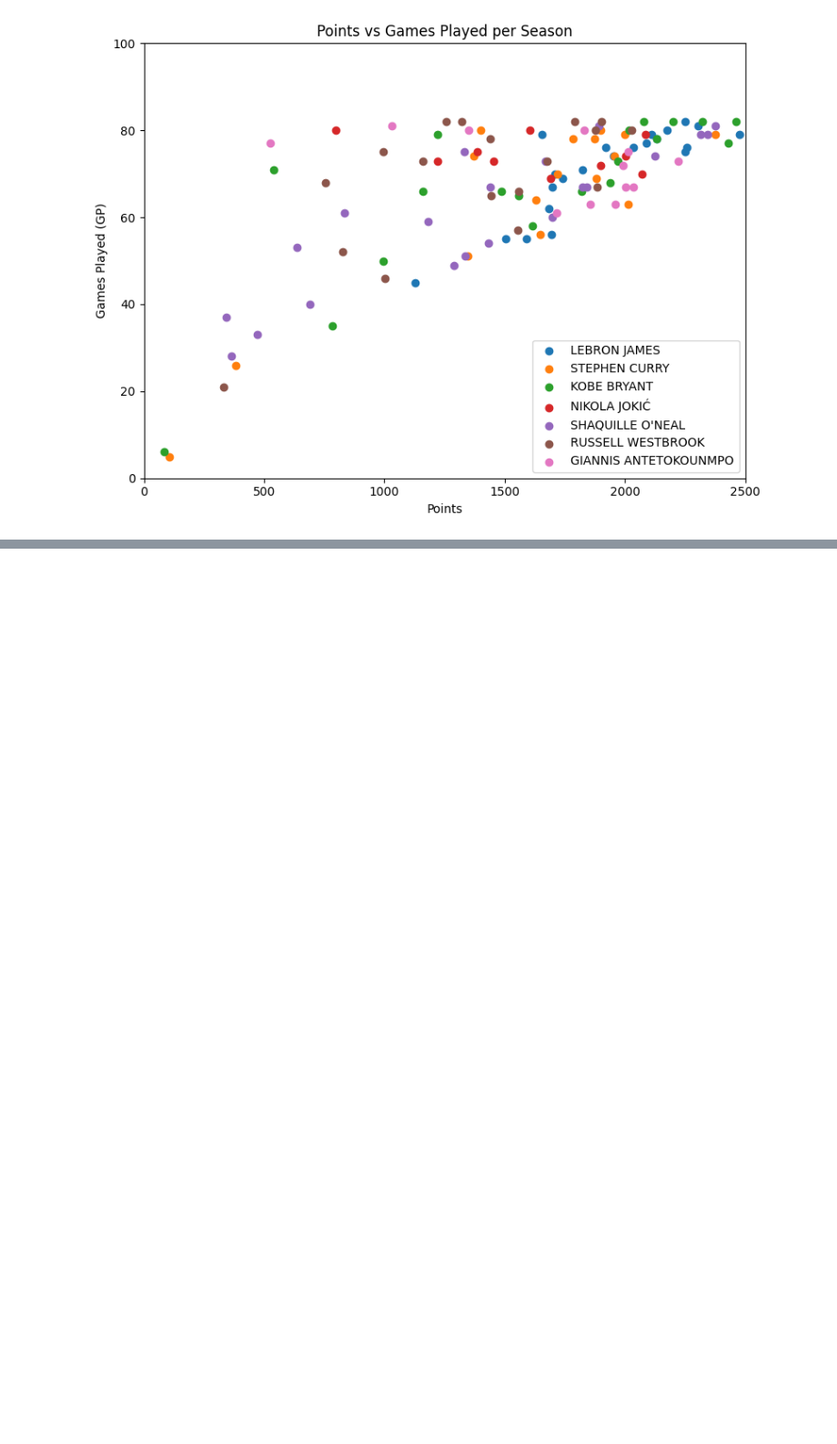
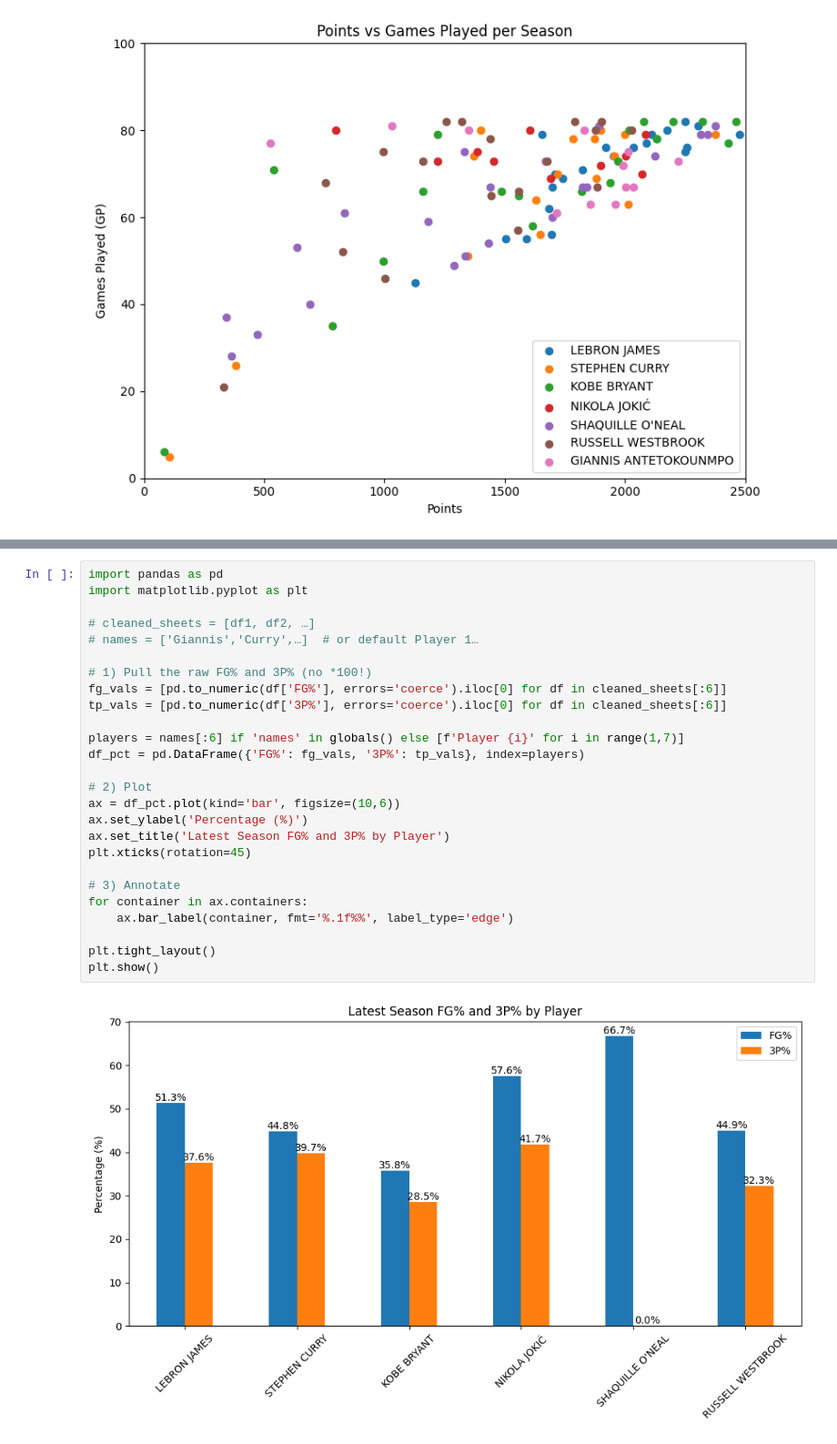
Before and after one commit to jfiel5/310-Final-Project, a Jupyter notebook: Untitled-1_sam.ipynb, the cells around one changed output, grey strips where cells are left out. Shown at 91% size. Cells and saved outputs as stored; diff of their text form; blank space fills up the shorter version.

```diff
--- a/Untitled-1_sam.ipynb
+++ b/Untitled-1_sam.ipynb
@@ -377,0 +389,28 @@ plt.show()
+# %%
+import pandas as pd
+import matplotlib.pyplot as plt
+
+# cleaned_sheets = [df1, df2, …]
+# names = ['Giannis','Curry',…]  # or default Player 1…
+
+# 1) Pull the raw FG% and 3P% (no *100!)
+fg_vals = [pd.to_numeric(df['FG%'], errors='coerce').iloc[0] for df in cleaned_sheets[:6]]
+tp_vals = [pd.to_numeric(df['3P%'], errors='coerce').iloc[0] for df in cleaned_sheets[:6]]
+
+players = names[:6] if 'names' in globals() else [f'Player {i}' for i in range(1,7)]
+df_pct = pd.DataFrame({'FG%': fg_vals, '3P%': tp_vals}, index=players)
+
+# 2) Plot
+ax = df_pct.plot(kind='bar', figsize=(10,6))
+ax.set_ylabel('Percentage (%)')
+ax.set_title('Latest Season FG% and 3P% by Player')
+plt.xticks(rotation=45)
+
+# 3) Annotate
+for container in ax.containers:
+    ax.bar_label(container, fmt='%.1f%%', label_type='edge')
+
+plt.tight_layout()
+plt.show()
+# %% [output]
+[figure, added]
```
Also changed, not shown: parts of 2 cells of this notebook, 1 other file.
